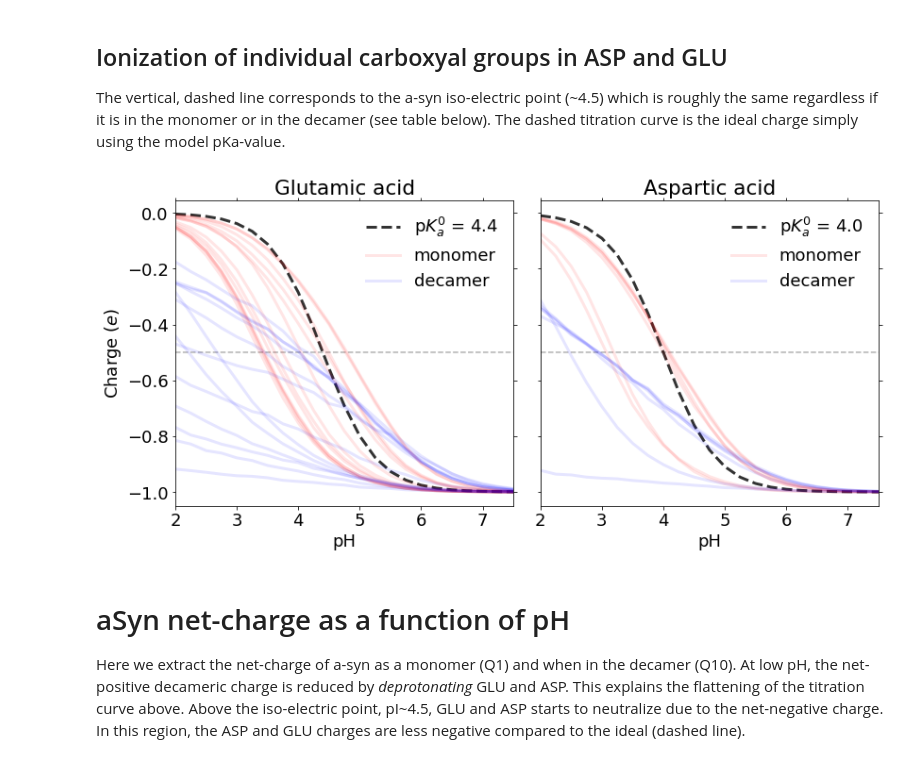
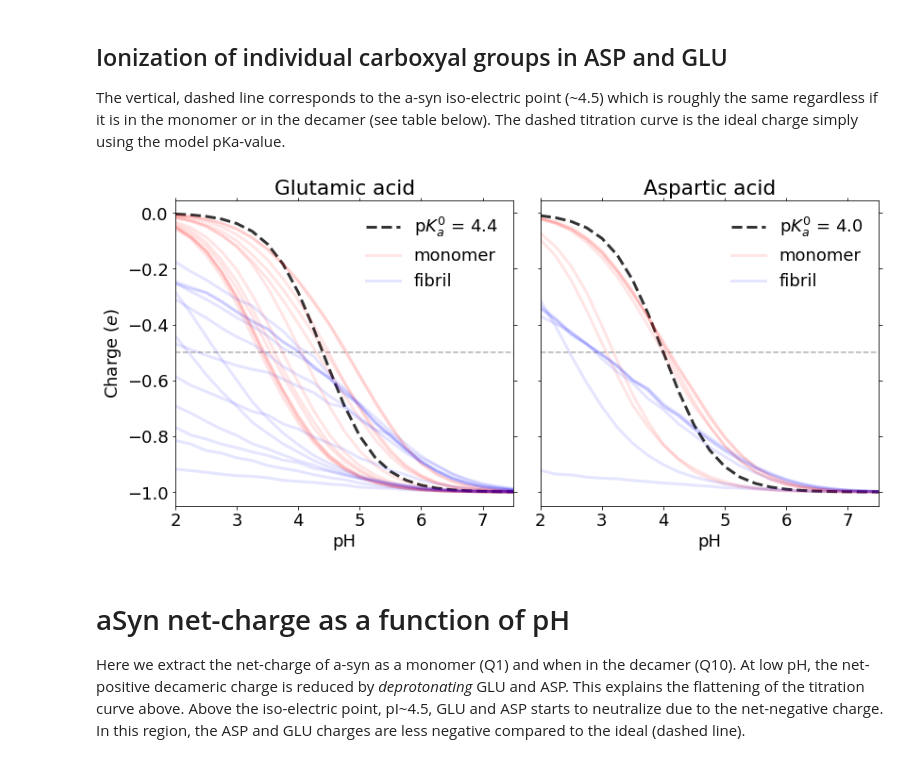
Before and after one commit to mlund/SI-asynuclein-protonation, a Jupyter notebook: mutant_5Q-0mM/plot.ipynb, the cells around one changed output. Drawn from its saved outputs; the diff is of its cells as text; code cells hidden in the pictures.

Commit message:
Update readme and figures. Add faunus src code

```diff
--- a/mutant_5Q-0mM/plot.ipynb
+++ b/mutant_5Q-0mM/plot.ipynb
@@ -201,35 +201,35 @@ def mangle_db(db, regex):
 def plotResidue(ax, pKa, regex):
     alpha=0.1
     monomer = mangle_db(db_monomer, regex)
     decamer = mangle_db(db_decamer, regex)
 
     ax.axhline(y=-0.5, color='k', linestyle='--', alpha=0.3)
     ax.plot(pH_range, ideal_charge(pH_range, pKa), 'k--', label=r"p$K_a^0$ = {}".format(pKa), lw=3, alpha=0.8)
     label = 'monomer'
     for i in monomer.iteritems():
         ax.plot(i[1], 'r-', alpha=alpha, label=label, lw=3)
         label=''
-    label = 'decamer'
+    label = 'fibril'
     for i in decamer.iteritems():
         ax.plot(i[1], 'b-', alpha=alpha, label=label, lw=3)
         label=''
     ax.legend(loc=0, frameon=False, handlelength=2)
     ax.tick_params(top=True, right=True)
 
 plt.rcParams.update({'font.size': 18, 'figure.figsize': [12, 6]})
 fig, ax = plt.subplots(1,2, sharex=True, sharey=True)
 ax[0].set_xlabel('pH')
 ax[1].set_xlabel('pH')
 ax[0].set_ylabel('Charge ($e$)')
 ax[0].set_xlim(2, 7.5)
 ax[0].set_title('Glutamic acid')
 
 ax[1].set_title('Aspartic acid')
 plotResidue(ax[0], 4.4, 'E') # glumatic acid
 plotResidue(ax[1], 4.0, 'D') # aspartic acid
 fig.tight_layout()
 # %% [output]
-[figure, old version]
+[figure, new version]
 # %% [markdown]
 # aSyn net-charge as a function of pH
 
```
Also changed, not shown: 4 other files.
